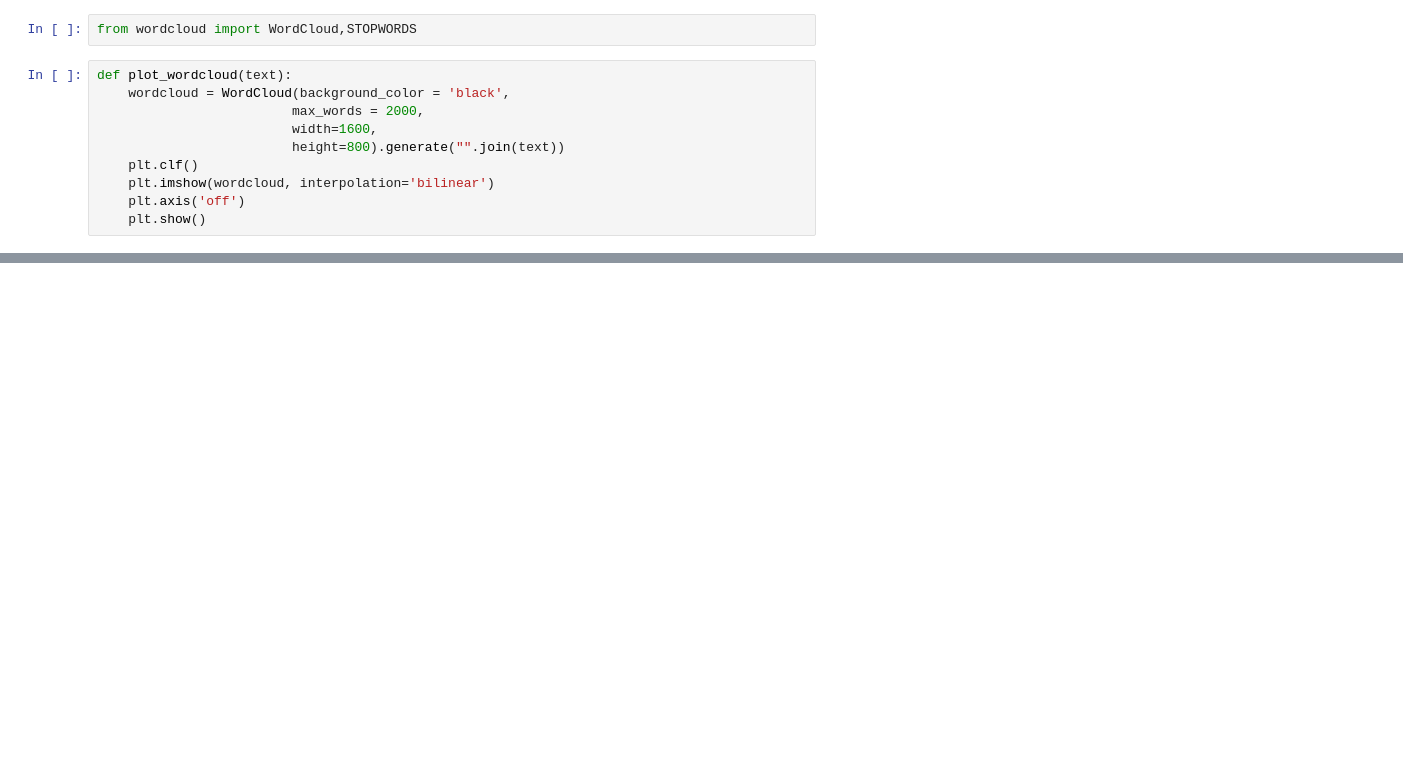
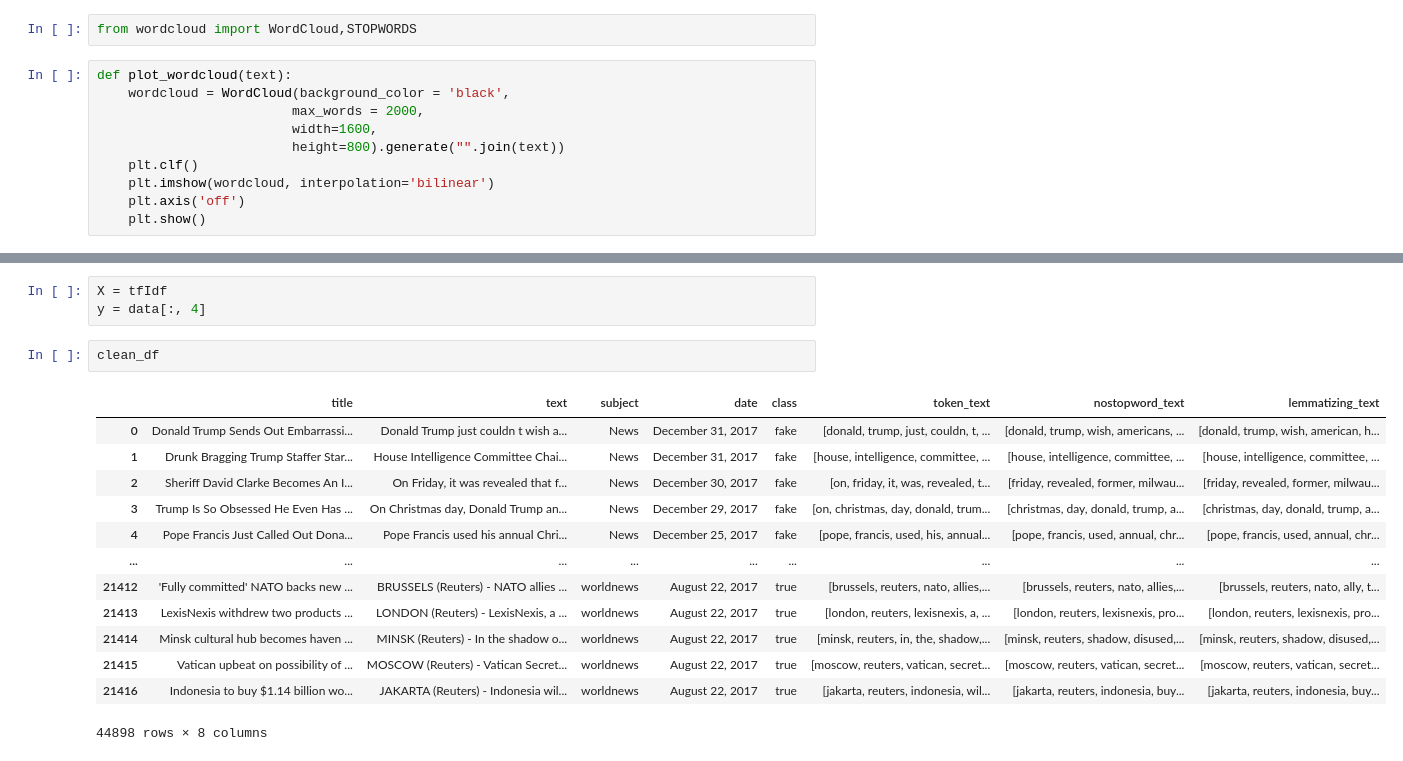
Before and after one commit to nmanduri999/Fake_news_detection_project_3, a Jupyter notebook: fake_news_ML.ipynb, the cells around one changed output, grey strips where cells are left out. Cells and saved outputs as stored; diff of their text form; blank space fills up the shorter version.

```diff
--- a/fake_news_ML.ipynb
+++ b/fake_news_ML.ipynb
@@ -348,0 +404,19 @@ plot_wordcloud(fake_df.text)
+# %%
+X = tfIdf
+y = data[:, 4]
+# %%
+clean_df
+# %% [output]
+|  | title | text | subject | date | class | token_text | nostopword_text | lemmatizing_text |
+| 0 | Donald Trump Sends Out Embarrassi... | Donald Trump just couldn t wish a... | News | December 31, 2017 | fake | [donald, trump, just, couldn, t, ... | [donald, trump, wish, americans, ... | [donald, trump, wish, american, h... |
+| 1 | Drunk Bragging Trump Staffer Star... | House Intelligence Committee Chai... | News | December 31, 2017 | fake | [house, intelligence, committee, ... | [house, intelligence, committee, ... | [house, intelligence, committee, ... |
+| 2 | Sheriff David Clarke Becomes An I... | On Friday, it was revealed that f... | News | December 30, 2017 | fake | [on, friday, it, was, revealed, t... | [friday, revealed, former, milwau... | [friday, revealed, former, milwau... |
+| 3 | Trump Is So Obsessed He Even Has ... | On Christmas day, Donald Trump an... | News | December 29, 2017 | fake | [on, christmas, day, donald, trum... | [christmas, day, donald, trump, a... | [christmas, day, donald, trump, a... |
+| 4 | Pope Francis Just Called Out Dona... | Pope Francis used his annual Chri... | News | December 25, 2017 | fake | [pope, francis, used, his, annual... | [pope, francis, used, annual, chr... | [pope, francis, used, annual, chr... |
+| ... | ... | ... | ... | ... | ... | ... | ... | ... |
+| 21412 | 'Fully committed' NATO backs new ... | BRUSSELS (Reuters) - NATO allies ... | worldnews | August 22, 2017 | true | [brussels, reuters, nato, allies,... | [brussels, reuters, nato, allies,... | [brussels, reuters, nato, ally, t... |
+| 21413 | LexisNexis withdrew two products ... | LONDON (Reuters) - LexisNexis, a ... | worldnews | August 22, 2017 | true | [london, reuters, lexisnexis, a, ... | [london, reuters, lexisnexis, pro... | [london, reuters, lexisnexis, pro... |
+| 21414 | Minsk cultural hub becomes haven ... | MINSK (Reuters) - In the shadow o... | worldnews | August 22, 2017 | true | [minsk, reuters, in, the, shadow,... | [minsk, reuters, shadow, disused,... | [minsk, reuters, shadow, disused,... |
+| 21415 | Vatican upbeat on possibility of ... | MOSCOW (Reuters) - Vatican Secret... | worldnews | August 22, 2017 | true | [moscow, reuters, vatican, secret... | [moscow, reuters, vatican, secret... | [moscow, reuters, vatican, secret... |
+| 21416 | Indonesia to buy $1.14 billion wo... | JAKARTA (Reuters) - Indonesia wil... | worldnews | August 22, 2017 | true | [jakarta, reuters, indonesia, wil... | [jakarta, reuters, indonesia, buy... | [jakarta, reuters, indonesia, buy... |
+44898 rows × 8 columns
```
Also changed, not shown: parts of 32 cells of this notebook.
